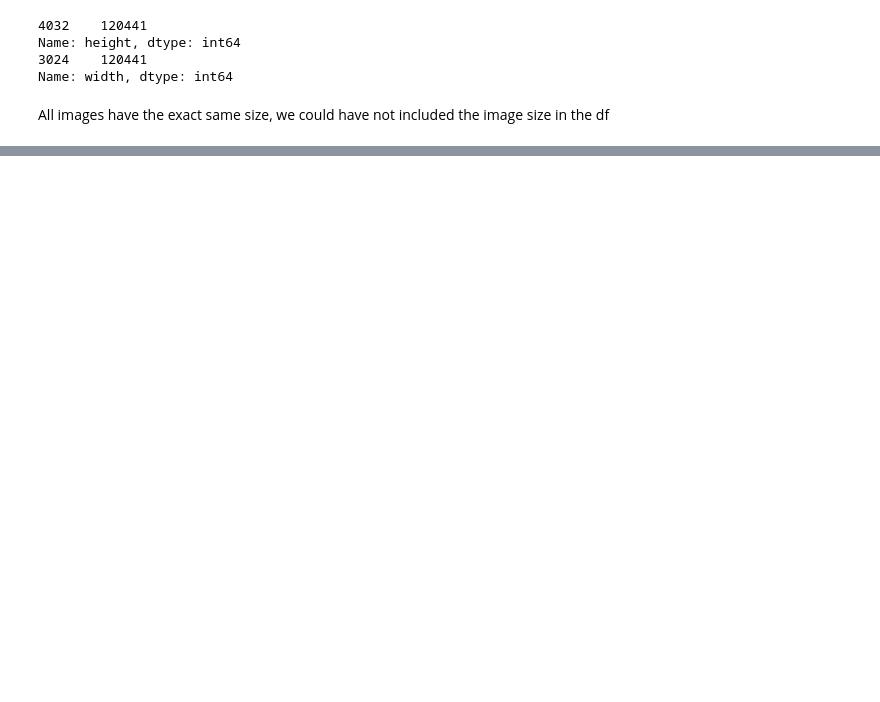
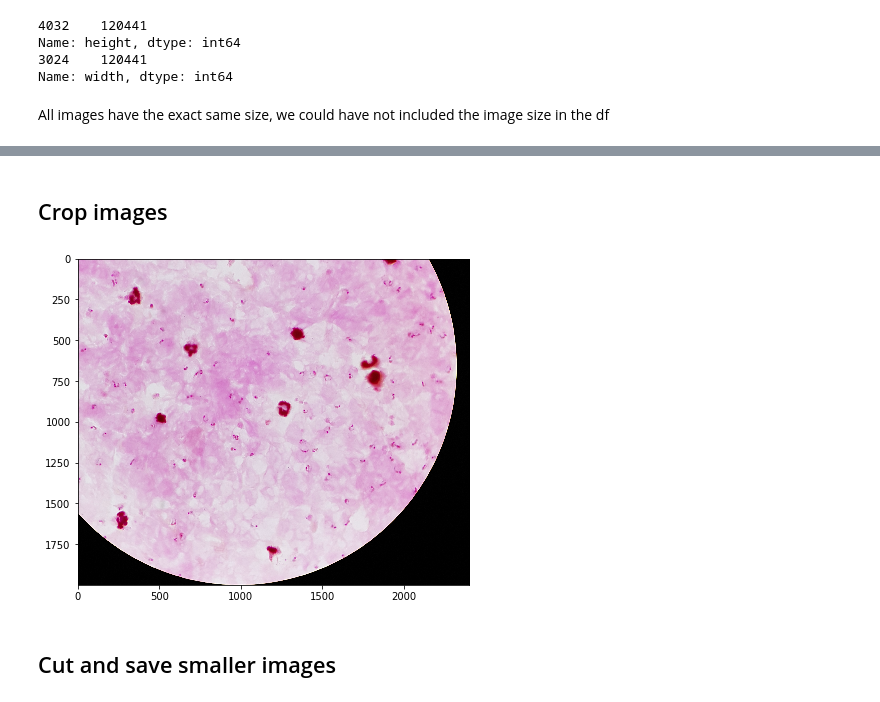
Before and after one commit to malaria-diagnosis/malaria-code, a Jupyter notebook: smartphone_data_scripts/new_ai4good_scripts/scripts/preprocess.ipynb, the cells around one changed output, grey strips where cells are left out. Drawn from its saved outputs; the diff is of its cells as text; code cells hidden in the pictures; blank space fills up the shorter version.

```diff
--- a/smartphone_data_scripts/new_ai4good_scripts/scripts/preprocess.ipynb
+++ b/smartphone_data_scripts/new_ai4good_scripts/scripts/preprocess.ipynb
@@ -142,0 +193,10 @@ plt.ylim(y-zoom,y+zoom);
+# %% [markdown]
+## Crop images
+# %%
+#Basic cropping
+def crop(img):
+    return img[650:3300,250:2900]
+
+plt.imshow(crop(img));
+# %% [output]
+[figure, added]
@@ -142,0 +207,2 @@ plt.ylim(y-zoom,y+zoom);
+# %% [markdown]
+## Cut and save smaller images
```
Also changed, not shown: parts of 15 cells of this notebook.
